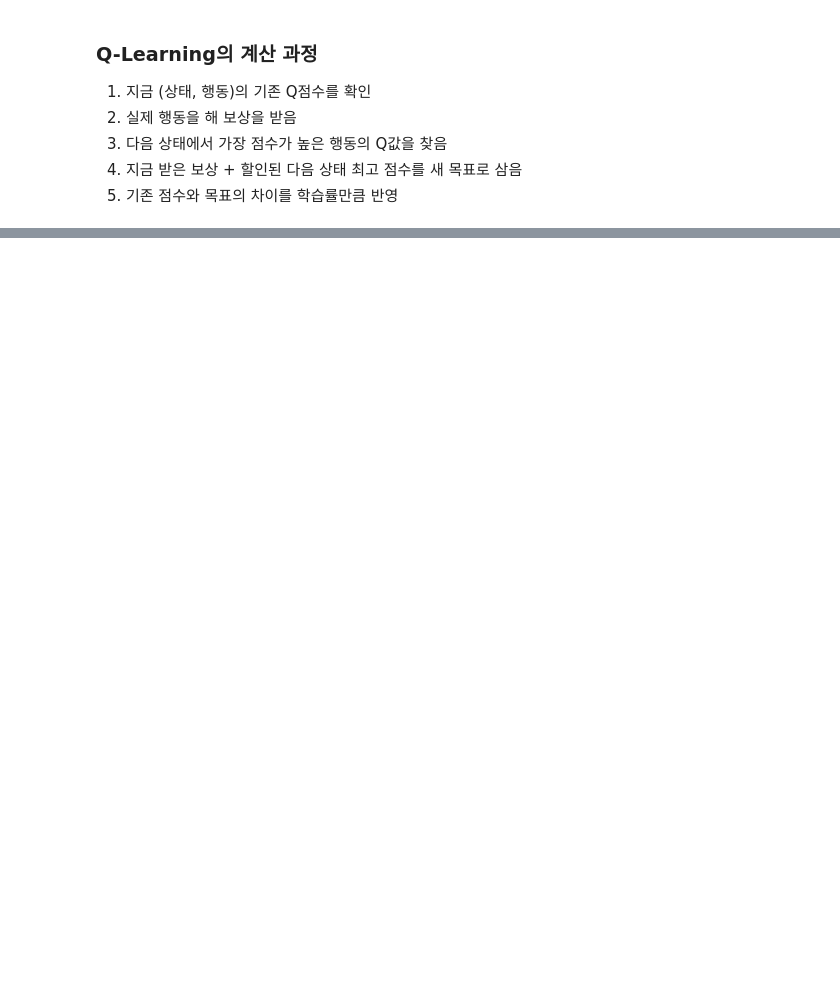
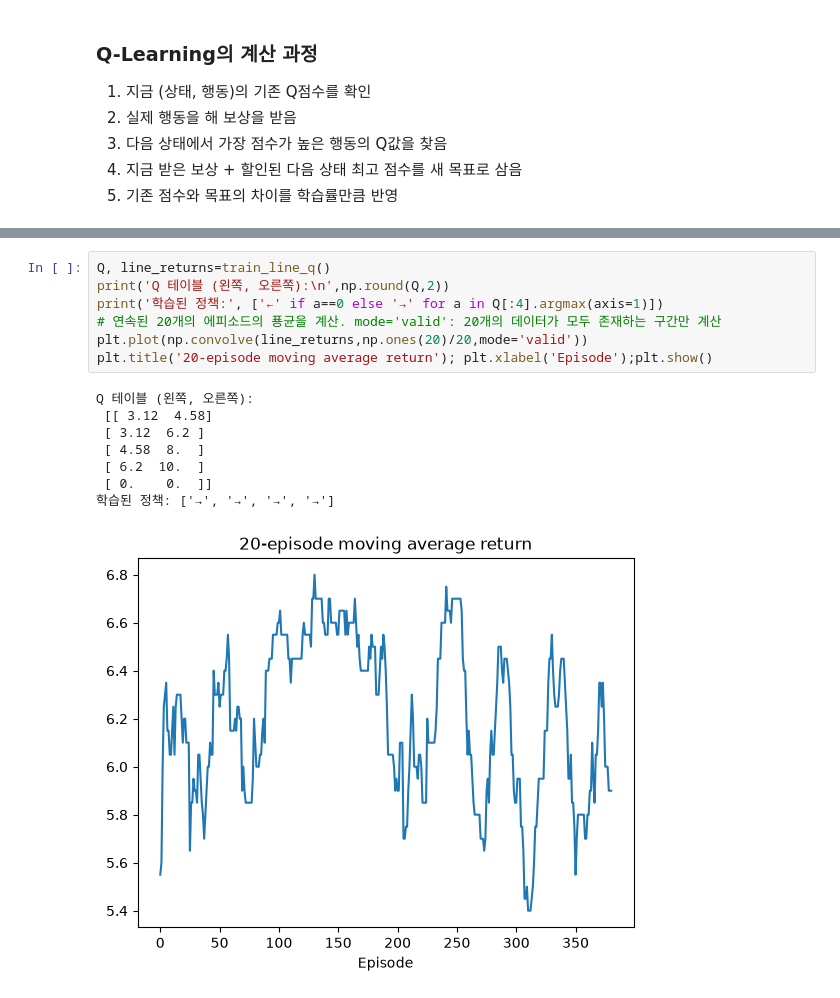
Before and after one commit to kjalh/13_MultiModal, a Jupyter notebook: 03_강화학습_모델프리.ipynb, the cells around one changed output, grey strips where cells are left out. Saved outputs shown, nothing was run; the diff lists cells and outputs as text; blank space fills up the shorter version.

```diff
--- a/03_강화학습_모델프리.ipynb
+++ b/03_강화학습_모델프리.ipynb
@@ -399,0 +508,16 @@ Q(s, a): 이 상태에서 특정 행동 a를 먼저 선택하고 이후 정책
+# %%
+Q, line_returns=train_line_q()
+print('Q 테이블 (왼쪽, 오른쪽):\n',np.round(Q,2))
+print('학습된 정책:', ['←' if a==0 else '→' for a in Q[:4].argmax(axis=1)])
+# 연속된 20개의 에피소드의 푱균을 계산. mode='valid': 20개의 데이터가 모두 존재하는 구간만 계산
+plt.plot(np.convolve(line_returns,np.ones(20)/20,mode='valid'))
+plt.title('20-episode moving average return'); plt.xlabel('Episode');plt.show()
+# %% [output]
+Q 테이블 (왼쪽, 오른쪽):
+ [[ 3.12  4.58]
+ [ 3.12  6.2 ]
+ [ 4.58  8.  ]
+ [ 6.2  10.  ]
+ [ 0.    0.  ]]
+학습된 정책: ['→', '→', '→', '→']
+[figure, added]
```
Also changed, not shown: parts of 4 cells of this notebook.
